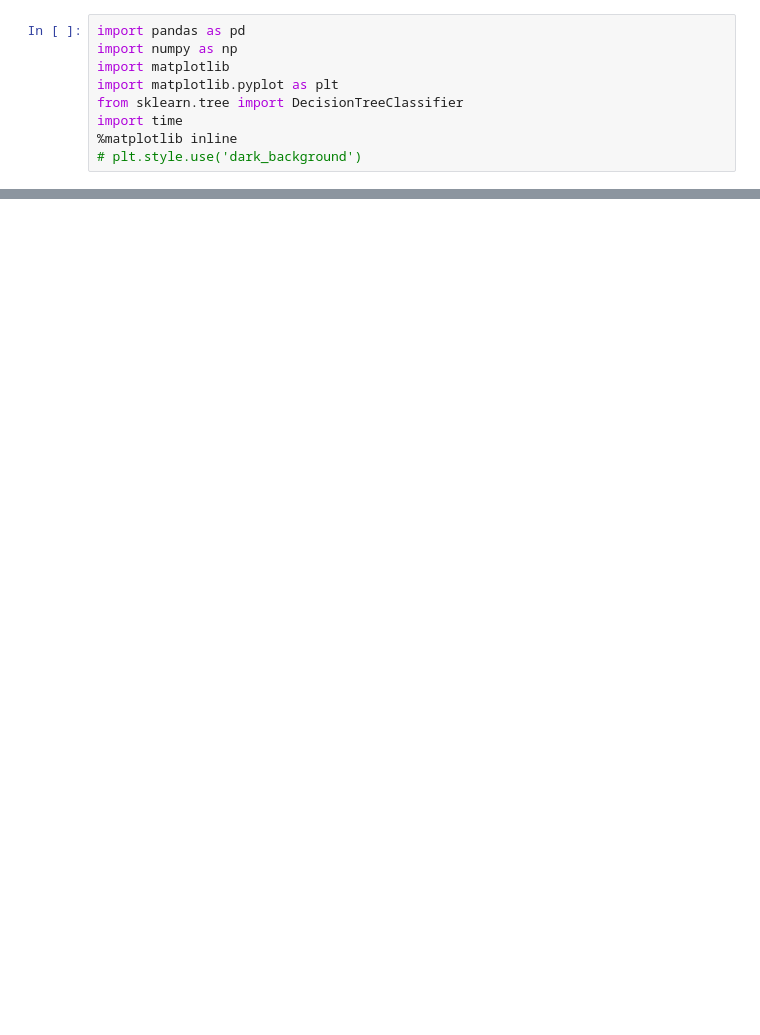
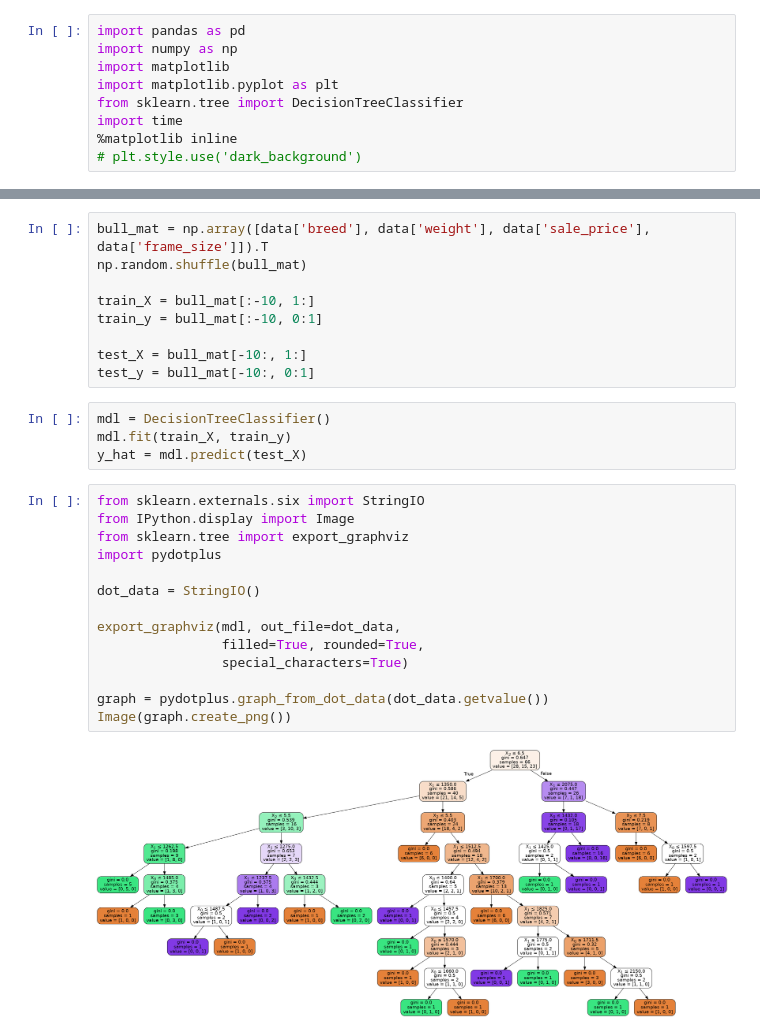
Before and after one commit to willshiao/acm-ds-workshop, a Jupyter notebook: Introduction to Data - Random Forest.ipynb, the cells around one changed output, grey strips where cells are left out. Saved outputs shown, nothing was run; the diff lists cells and outputs as text; blank space fills up the shorter version.

```diff
--- a/Introduction to Data - Random Forest.ipynb
+++ b/Introduction to Data - Random Forest.ipynb
@@ -17,3 +17,32 @@ data
 | 2 | 1 | 1625 | 49.9 | 1011 | 71.6 | 6 | 0.15 | ... |
 | 3 | 1 | 4600 | 53.1 | 993 | 68.9 | 8 | 0.35 | ... |
 | 4 | 1 | 2150 | 51.2 | 996 | 68.6 | 7 | 0.25 | ... |
+# %%
+bull_mat = np.array([data['breed'], data['weight'], data['sale_price'], data['frame_size']]).T
+np.random.shuffle(bull_mat)
+
+train_X = bull_mat[:-10, 1:]
+train_y = bull_mat[:-10, 0:1]
+
+test_X = bull_mat[-10:, 1:]
+test_y = bull_mat[-10:, 0:1]
+# %%
+mdl = DecisionTreeClassifier()
+mdl.fit(train_X, train_y)
+y_hat = mdl.predict(test_X)
+# %%
+from sklearn.externals.six import StringIO
+from IPython.display import Image
+from sklearn.tree import export_graphviz
+import pydotplus
+
+dot_data = StringIO()
+
+export_graphviz(mdl, out_file=dot_data,
+                filled=True, rounded=True,
+                special_characters=True)
+
+graph = pydotplus.graph_from_dot_data(dot_data.getvalue())
+Image(graph.create_png())
+# %% [output]
+[figure, added]
```
Also changed, not shown: parts of 1 cell of this notebook, 3 other files.
